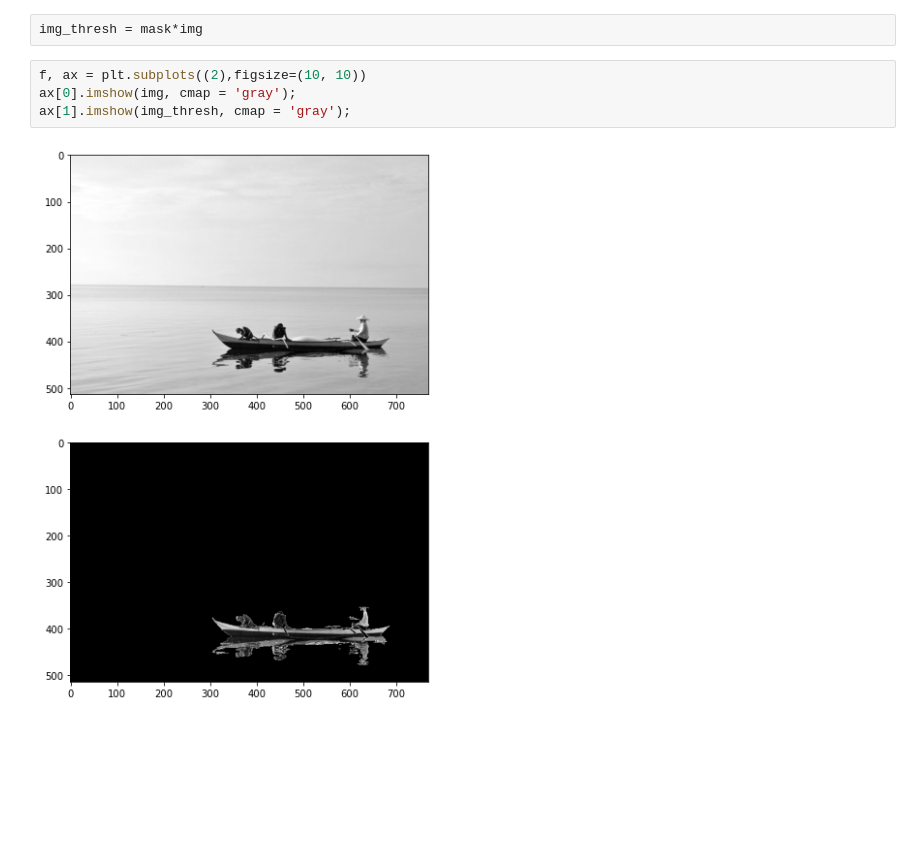
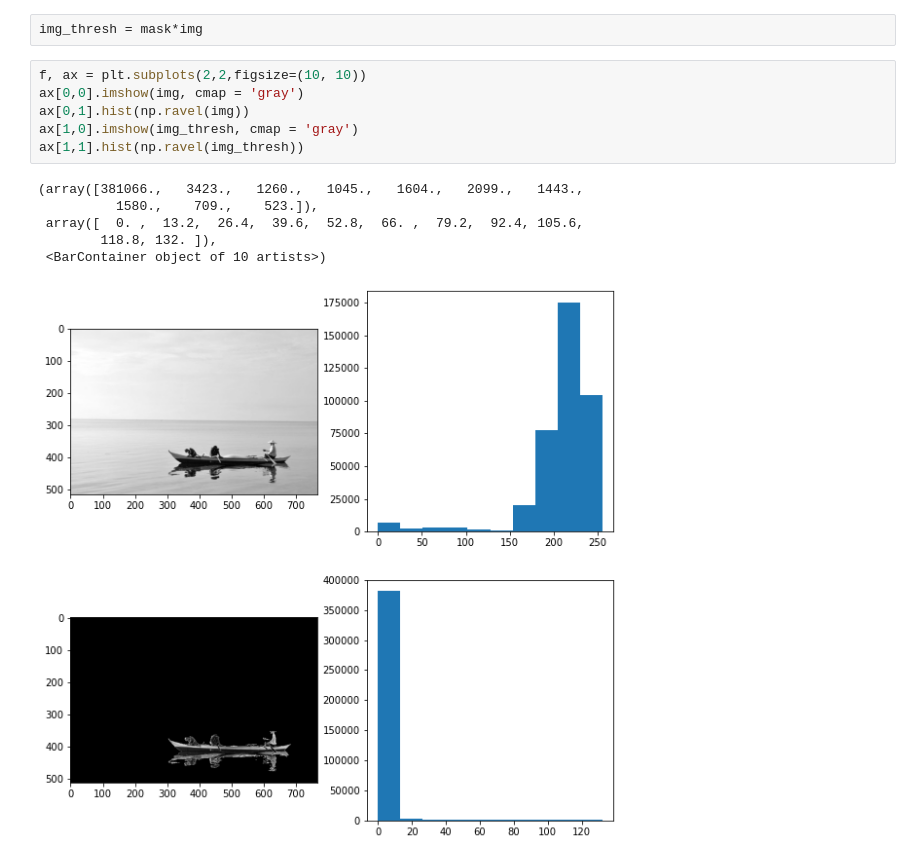
Before and after one commit to gokulg02/DEXBOT-CV-workshop, a Jupyter notebook: Image_filters_and_thresholding.ipynb, the cells around one changed output. Drawn from its saved outputs; the diff is of its cells as text; blank space fills up the shorter version.

```diff
--- a/Image_filters_and_thresholding.ipynb
+++ b/Image_filters_and_thresholding.ipynb
@@ -51,8 +58,15 @@ plt.imshow(mask, cmap = 'gray');
 # %%
 img_thresh = mask*img
 # %%
-f, ax = plt.subplots((2),figsize=(10, 10))
-ax[0].imshow(img, cmap = 'gray');
-ax[1].imshow(img_thresh, cmap = 'gray');
+f, ax = plt.subplots(2,2,figsize=(10, 10))
+ax[0,0].imshow(img, cmap = 'gray')
+ax[0,1].hist(np.ravel(img))
+ax[1,0].imshow(img_thresh, cmap = 'gray')
+ax[1,1].hist(np.ravel(img_thresh))
 # %% [output]
+(array([381066.,   3423.,   1260.,   1045.,   1604.,   2099.,   1443.,
+          1580.,    709.,    523.]),
+ array([  0. ,  13.2,  26.4,  39.6,  52.8,  66. ,  79.2,  92.4, 105.6,
+        118.8, 132. ]),
+ <BarContainer object of 10 artists>)
-[figure, old version]
+[figure, new version]
```
Also changed, not shown: parts of 1 cell of this notebook, 1 other file.
